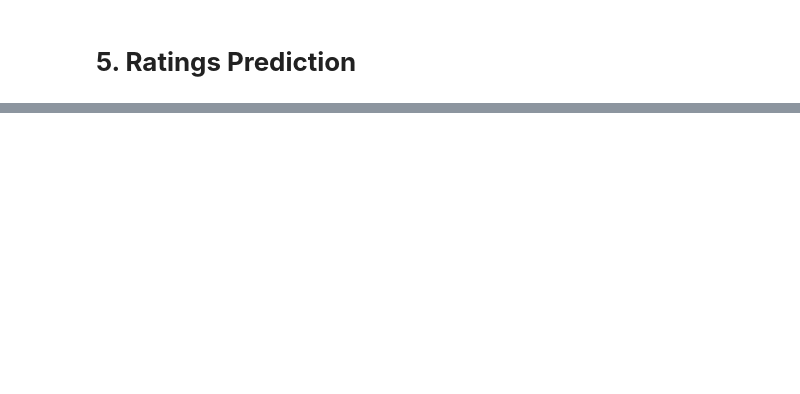
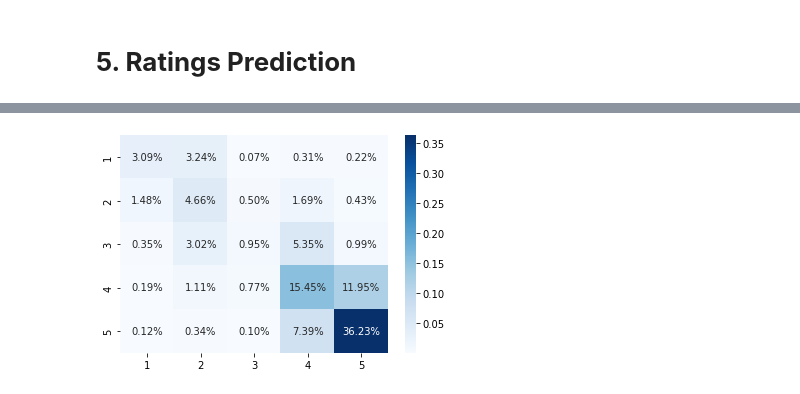
Before and after one commit to dariabutyrskaya/TripAdvisorSentimentPrediction, a Jupyter notebook: TripAdvisor_ML.ipynb, the cells around one changed output, grey strips where cells are left out. Cells and saved outputs as stored; diff of their text form; code cells hidden in the pictures; blank space fills up the shorter version.

```diff
--- a/TripAdvisor_ML.ipynb
+++ b/TripAdvisor_ML.ipynb
@@ -146 +198,6 @@ dataset['Review'] = dataset['Review'].apply(lemmatize_words)
+# %%
+def plot_confusion_matrix(y_test, y_pred):
+  cm = confusion_matrix(y_test, y_pred)
+  cm = labels = np.asarray(cm).reshape(5,5)
+  sns.heatmap(cm/np.sum(cm), annot=True, fmt='.2%', cmap='Blues', xticklabels=['1','2','3','4','5'], yticklabels=['1','2','3','4','5']);
 # %% [markdown]
@@ -193,2 +349,12 @@ show_frequent_words(dataset)
+# %%
+# Convert the output to categorical
+num_classes = 5
+
+# for
+y_category = tf.keras.utils.to_categorical(y-1, num_classes)
+# y_train_category = y_train-1
+y_train_category = tf.keras.utils.to_categorical(y_train-1, num_classes)
+# y_test_category = y_test-1
+y_test_category = tf.keras.utils.to_categorical(y_test-1, num_classes)
 # %% [markdown]
 # **5. Ratings Prediction**
@@ -643,0 +591,4 @@ Epoch 3/3
+# %%
+# predict on test data
+lstm_y_pred = lstm_model.predict(X_test_token)
+lstm_y_pred = np.argmax(lstm_y_pred, axis=1)
@@ -643,0 +597,4 @@ Epoch 3/3
+# %%
+plot_confusion_matrix(np.argmax(y_test_category, axis=1)+1, lstm_y_pred+1)
+# %% [output]
+[figure, added]
```
Also changed, not shown: parts of 110 cells of this notebook.
